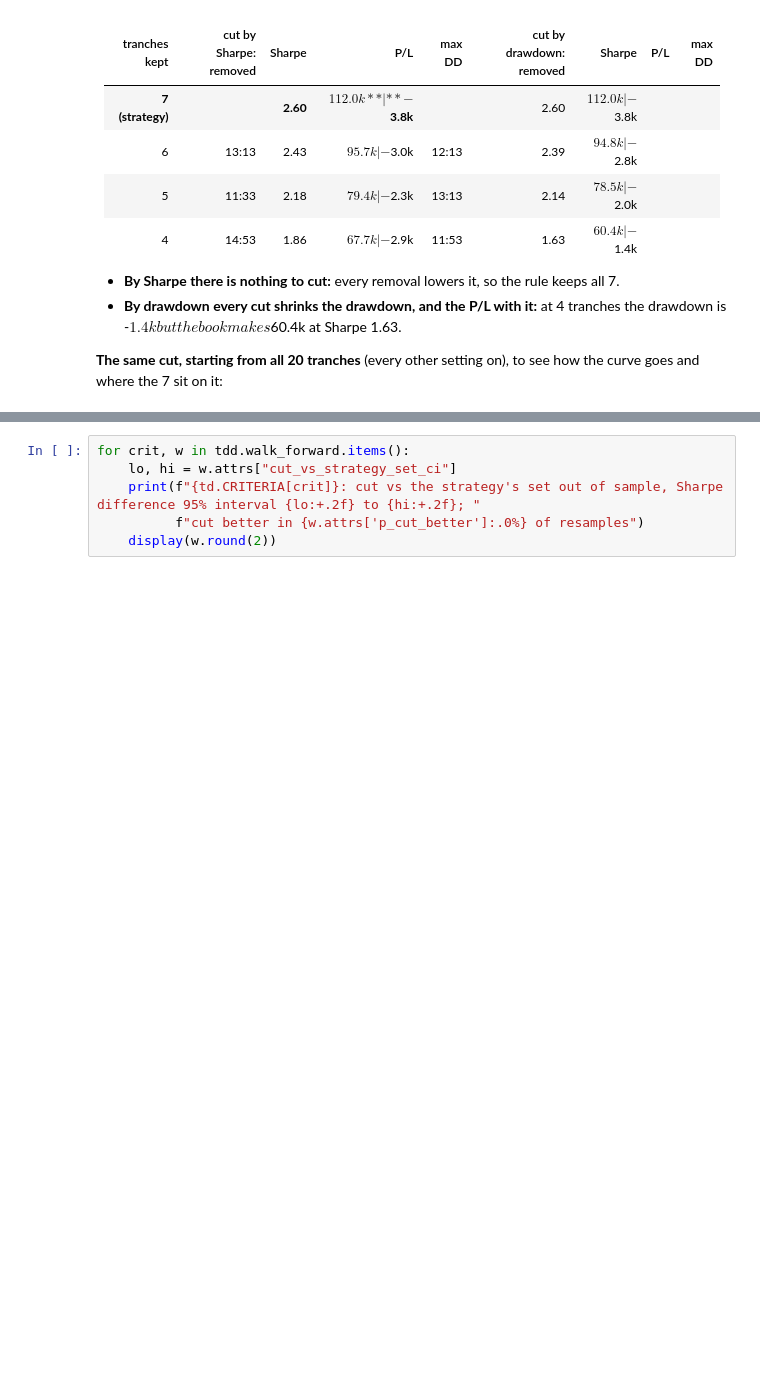
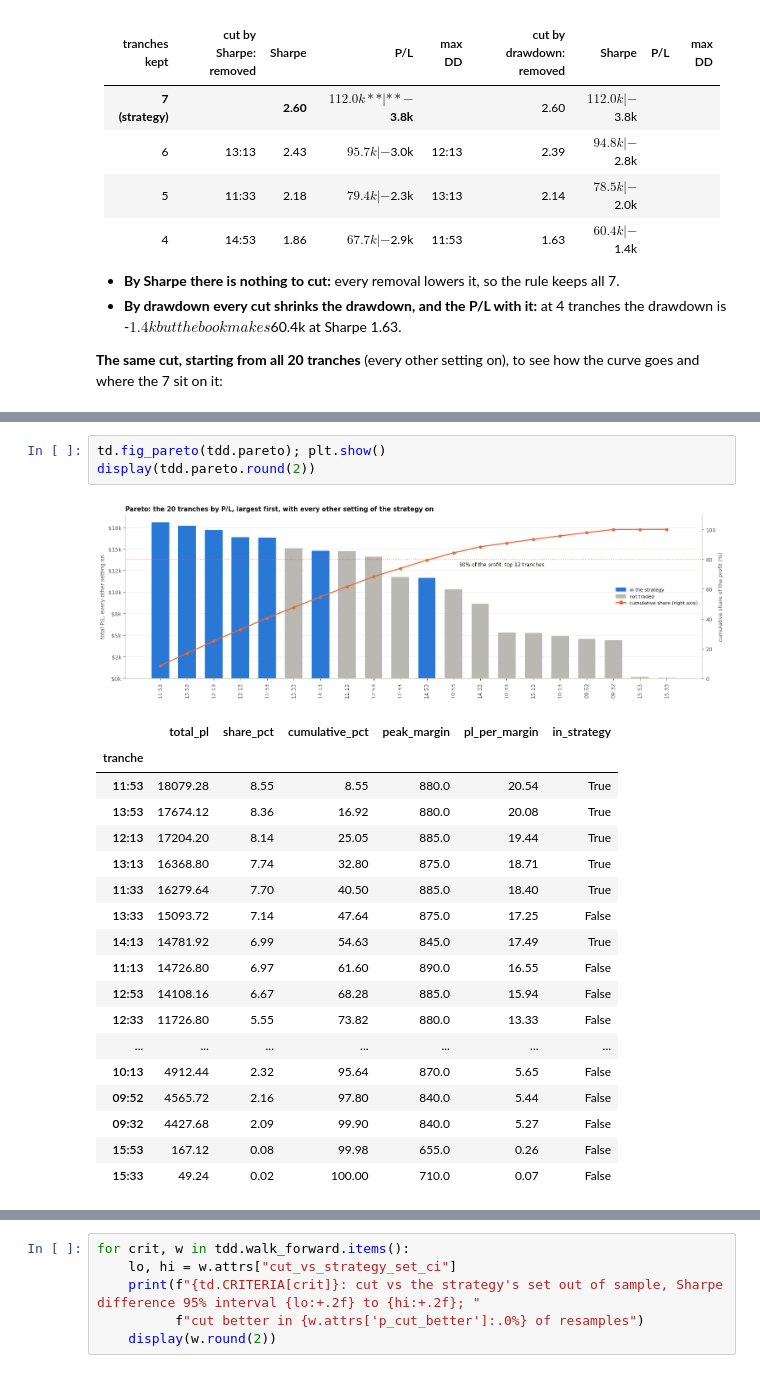
Before and after one commit to adam-masri24/ic-strat-notebooks, a Jupyter notebook: strategies/ic_strat/notebooks/ic_analysis.ipynb, the cells around one changed output, grey strips where cells are left out. Cells and saved outputs as stored; diff of their text form; blank space fills up the shorter version.

```diff
--- a/strategies/ic_strat/notebooks/ic_analysis.ipynb
+++ b/strategies/ic_strat/notebooks/ic_analysis.ipynb
@@ -1491,0 +1565,23 @@ cut by drawdown: stops at 11 tranches; the 7 it keeps: 09:52, 11:33, 13:53, 14:1
+# %%
+td.fig_pareto(tdd.pareto); plt.show()
+display(tdd.pareto.round(2))
+# %% [output]
+[figure, added]
+|  | total_pl | share_pct | cumulative_pct | peak_margin | pl_per_margin | in_strategy |
+| tranche |  |  |  |  |  |  |
+| 11:53 | 18079.28 | 8.55 | 8.55 | 880.0 | 20.54 | True |
+| 13:53 | 17674.12 | 8.36 | 16.92 | 880.0 | 20.08 | True |
+| 12:13 | 17204.20 | 8.14 | 25.05 | 885.0 | 19.44 | True |
+| 13:13 | 16368.80 | 7.74 | 32.80 | 875.0 | 18.71 | True |
+| 11:33 | 16279.64 | 7.70 | 40.50 | 885.0 | 18.40 | True |
+| 13:33 | 15093.72 | 7.14 | 47.64 | 875.0 | 17.25 | False |
+| 14:13 | 14781.92 | 6.99 | 54.63 | 845.0 | 17.49 | True |
+| 11:13 | 14726.80 | 6.97 | 61.60 | 890.0 | 16.55 | False |
+| 12:53 | 14108.16 | 6.67 | 68.28 | 885.0 | 15.94 | False |
+| 12:33 | 11726.80 | 5.55 | 73.82 | 880.0 | 13.33 | False |
+| ... | ... | ... | ... | ... | ... | ... |
+| 10:13 | 4912.44 | 2.32 | 95.64 | 870.0 | 5.65 | False |
+| 09:52 | 4565.72 | 2.16 | 97.80 | 840.0 | 5.44 | False |
+| 09:32 | 4427.68 | 2.09 | 99.90 | 840.0 | 5.27 | False |
+| 15:53 | 167.12 | 0.08 | 99.98 | 655.0 | 0.26 | False |
+| 15:33 | 49.24 | 0.02 | 100.00 | 710.0 | 0.07 | False |
```
Also changed, not shown: parts of 9 cells of this notebook, 30 other files.
